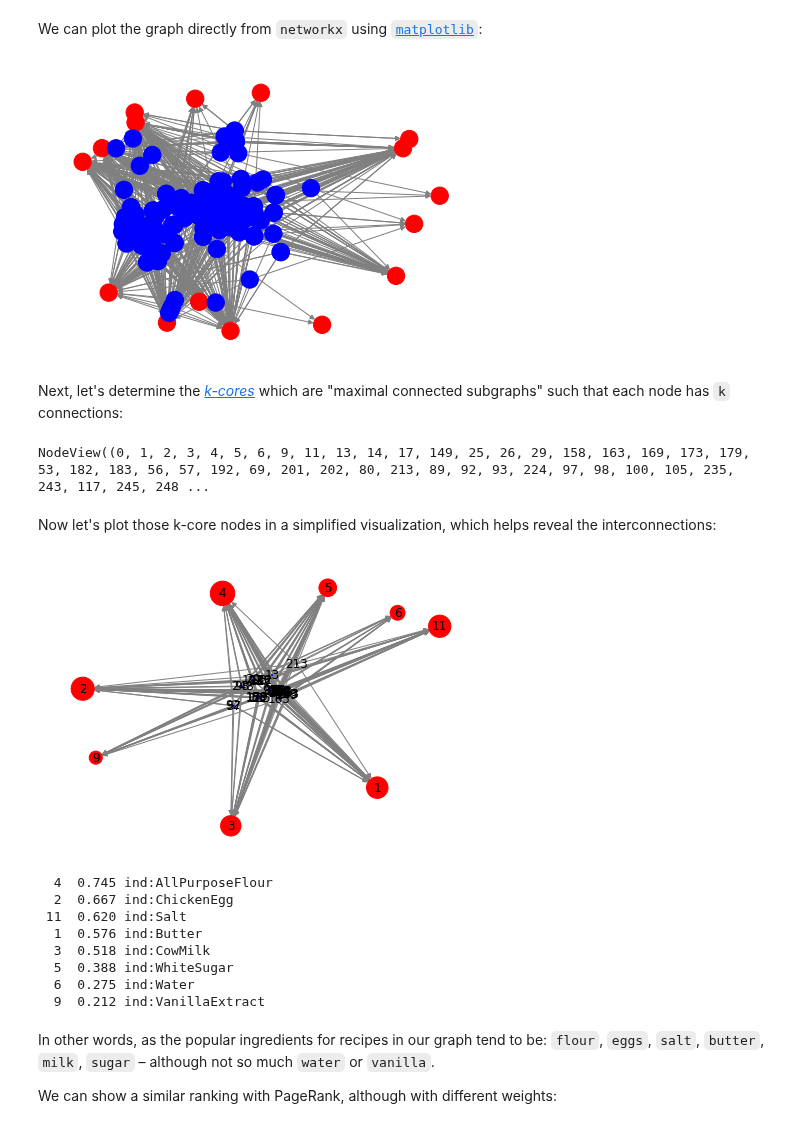
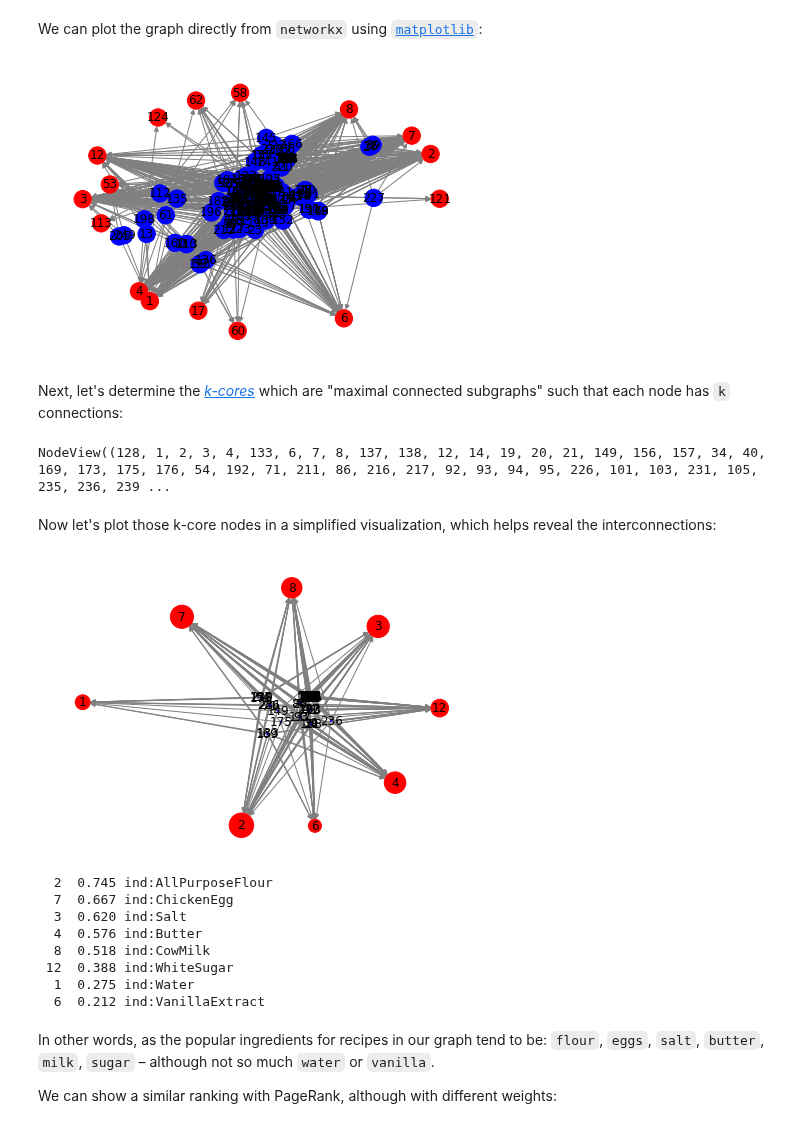
Before and after one commit to DerwenAI/kglab, a Jupyter notebook: examples/ex6_0.ipynb, the cells around one changed output. Saved outputs shown, nothing was run; the diff lists cells and outputs as text; code cells hidden in the pictures.

```diff
--- a/examples/ex6_0.ipynb
+++ b/examples/ex6_0.ipynb
@@ -87,3 +69,6 @@ for row in kg.query(sparql):
+# %%
+subgraph = kglab.SubgraphMatrix(kg, sparql)
+nx_graph = subgraph.build_nx_graph(bipartite=True)
 # %% [markdown]
 ## Graph measures
 # %% [markdown]
@@ -220,19 +207,19 @@ We can plot the graph directly from `networkx` using [`matplotlib`](https://matp
 # %%
 import matplotlib.pyplot as plt
 
 color = [ "red" if n in ind_nodes else "blue" for n in nx_graph.nodes()]
 
-nx.draw(nx_graph, node_color=color, edge_color="gray", with_labels=False)
+nx.draw(nx_graph, node_color=color, edge_color="gray", with_labels=True)
 plt.show()
 # %% [output]
-[figure, old version]
+[figure, new version]
 # %% [markdown]
 Next, let's determine the [*k-cores*](https://en.wikipedia.org/wiki/Degeneracy_(graph_theory)#k-Cores) which are "maximal connected subgraphs" such that each node has `k` connections:
 # %%
 core_g = nx.k_core(nx_graph)
 core_g.nodes()
 # %% [output]
-NodeView((0, 1, 2, 3, 4, 5, 6, 9, 11, 13, 14, 17, 149, 25, 26, 29, 158, 163, 169, 173, 179, 53, 182, 183, 56, 57, 192, 69, 201, 202, 80, 213, 89, 92, 93, 224, 97, 98, 100, 105, 235, 243, 117, 245, 248 ...
+NodeView((128, 1, 2, 3, 4, 133, 6, 7, 8, 137, 138, 12, 14, 19, 20, 21, 149, 156, 157, 34, 40, 169, 173, 175, 176, 54, 192, 71, 211, 86, 216, 217, 92, 93, 94, 95, 226, 101, 103, 231, 105, 235, 236, 239 ...
 # %% [markdown]
 Now let's plot those k-core nodes in a simplified visualization, which helps reveal the interconnections:
 # %%
@@ -242,7 +229,7 @@ size = [ ind_rank[n] * 800 if n in ind_nodes else 1 for n in core_g ]
 nx.draw(core_g, node_color=color, node_size=size, edge_color="gray", with_labels=True)
 plt.show()
 # %% [output]
-[figure, old version]
+[figure, new version]
 # %%
 for node_id, rank in sorted(ind_rank.items(), key=lambda item: item[1], reverse=True):
     if node_id in core_g:
@@ -250,14 +237,14 @@ for node_id, rank in sorted(ind_rank.items(), key=lambda item: item[1], reverse=
         label = subgraph.n3fy(node)
         print("{:3} {:6.3f} {}".format(node_id, rank, label))
 # %% [output]
-  4  0.745 ind:AllPurposeFlour
-  2  0.667 ind:ChickenEgg
- 11  0.620 ind:Salt
-  1  0.576 ind:Butter
-  3  0.518 ind:CowMilk
-  5  0.388 ind:WhiteSugar
-  6  0.275 ind:Water
-  9  0.212 ind:VanillaExtract
+  2  0.745 ind:AllPurposeFlour
+  7  0.667 ind:ChickenEgg
+  3  0.620 ind:Salt
+  4  0.576 ind:Butter
+  8  0.518 ind:CowMilk
+ 12  0.388 ind:WhiteSugar
+  1  0.275 ind:Water
+  6  0.212 ind:VanillaExtract
 # %% [markdown]
 In other words, as the popular ingredients for recipes in our graph tend to be: `flour`, `eggs`, `salt`, `butter`, `milk`, `sugar` – although not so much `water` or `vanilla`.
 
```
Also changed, not shown: parts of 12 cells of this notebook, 4 other files.
